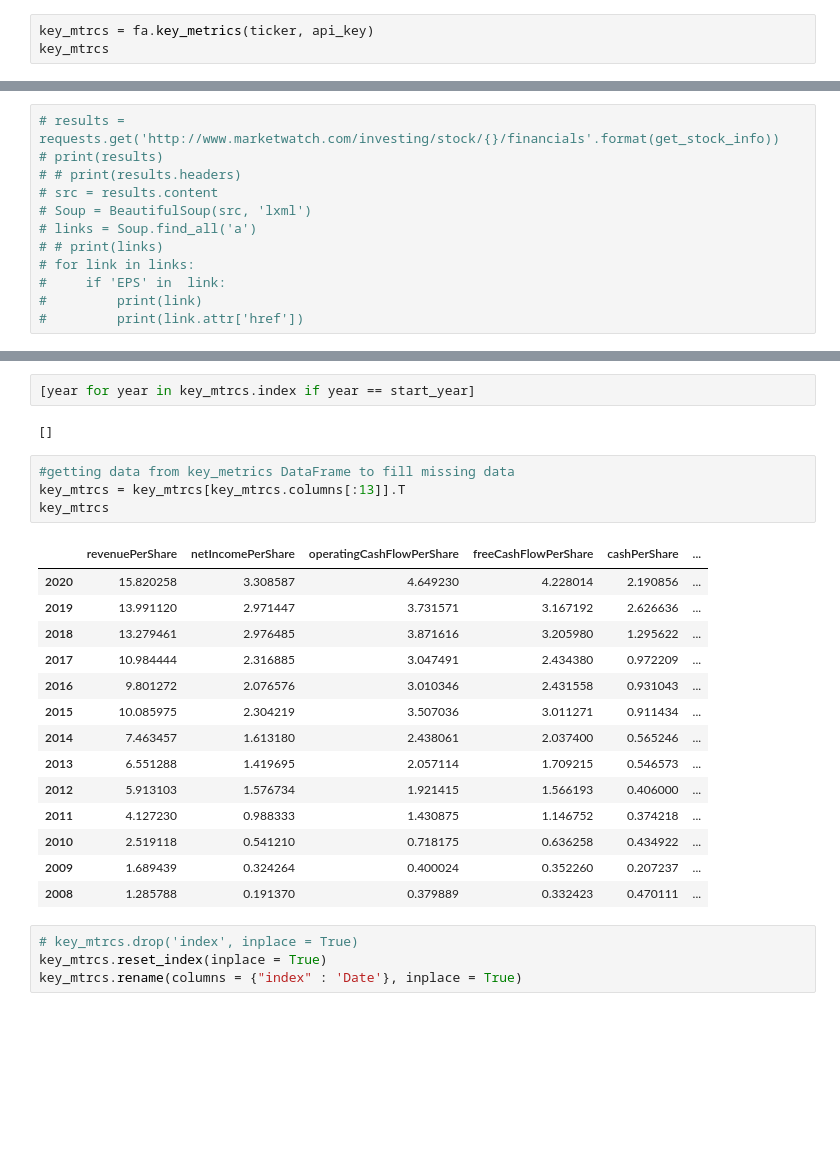
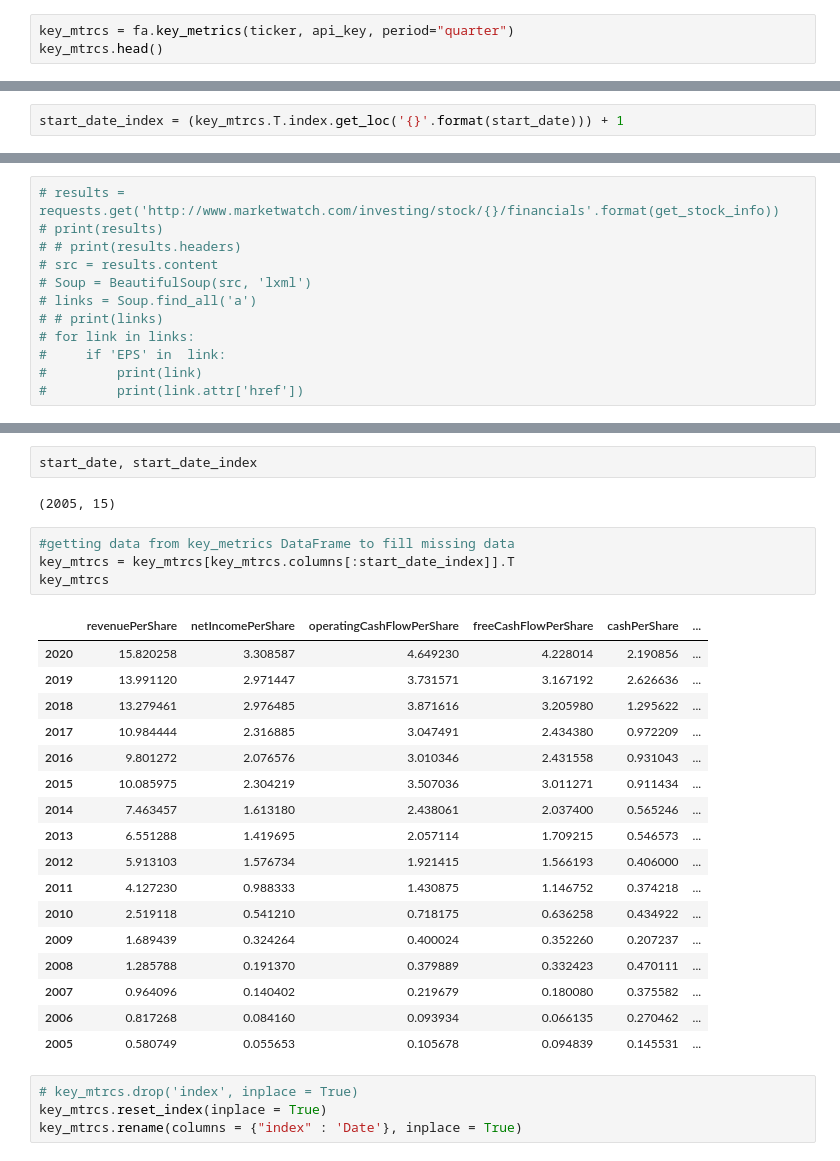
Before and after one commit to mmdebrahimi/Guided-Capstone, a Jupyter notebook: Fundamental_Analysis120-Quarterly-Copy1.ipynb, the cells around one changed output, grey strips where cells are left out. Cells and saved outputs as stored; diff of their text form; blank space fills up the shorter version.

```diff
--- a/Fundamental_Analysis120-Quarterly-Copy1.ipynb
+++ b/Fundamental_Analysis120-Quarterly-Copy1.ipynb
@@ -1040,6 +1014,6 @@ enterprise_value
 # pd.set_option('display.float_format', lambda x: '%.2f' % x)
 # dec_df['3 Year Average High'] =
 # %%
-key_mtrcs = fa.key_metrics(ticker, api_key)
-key_mtrcs
+key_mtrcs = fa.key_metrics(ticker, api_key, period="quarter")
+key_mtrcs.head()
 # %% [output]
@@ -1085,0 +1099,2 @@ key_metrics.T.sort_index()
+# %%
+start_date_index = (key_mtrcs.T.index.get_loc('{}'.format(start_date))) + 1
@@ -1102,26 +1149,29 @@ TypeError: 'Index' object is not callable
-# %%
-[year for year in key_mtrcs.index if year == start_year]
-# %% [output]
-[]
+# %%
+start_date, start_date_index
+# %% [output]
+(2005, 15)
 # %%
 #getting data from key_metrics DataFrame to fill missing data
-key_mtrcs = key_mtrcs[key_mtrcs.columns[:13]].T
+key_mtrcs = key_mtrcs[key_mtrcs.columns[:start_date_index]].T
 key_mtrcs
 # %% [output]
 |  | revenuePerShare | netIncomePerShare | operatingCashFlowPerShare | freeCashFlowPerShare | cashPerShare | ... |
 | 2020 | 15.820258 | 3.308587 | 4.649230 | 4.228014 | 2.190856 | ... |
 | 2019 | 13.991120 | 2.971447 | 3.731571 | 3.167192 | 2.626636 | ... |
 | 2018 | 13.279461 | 2.976485 | 3.871616 | 3.205980 | 1.295622 | ... |
 | 2017 | 10.984444 | 2.316885 | 3.047491 | 2.434380 | 0.972209 | ... |
 | 2016 | 9.801272 | 2.076576 | 3.010346 | 2.431558 | 0.931043 | ... |
 | 2015 | 10.085975 | 2.304219 | 3.507036 | 3.011271 | 0.911434 | ... |
 | 2014 | 7.463457 | 1.613180 | 2.438061 | 2.037400 | 0.565246 | ... |
 | 2013 | 6.551288 | 1.419695 | 2.057114 | 1.709215 | 0.546573 | ... |
 | 2012 | 5.913103 | 1.576734 | 1.921415 | 1.566193 | 0.406000 | ... |
 | 2011 | 4.127230 | 0.988333 | 1.430875 | 1.146752 | 0.374218 | ... |
 | 2010 | 2.519118 | 0.541210 | 0.718175 | 0.636258 | 0.434922 | ... |
 | 2009 | 1.689439 | 0.324264 | 0.400024 | 0.352260 | 0.207237 | ... |
 | 2008 | 1.285788 | 0.191370 | 0.379889 | 0.332423 | 0.470111 | ... |
+| 2007 | 0.964096 | 0.140402 | 0.219679 | 0.180080 | 0.375582 | ... |
+| 2006 | 0.817268 | 0.084160 | 0.093934 | 0.066135 | 0.270462 | ... |
+| 2005 | 0.580749 | 0.055653 | 0.105678 | 0.094839 | 0.145531 | ... |
 # %%
 # key_mtrcs.drop('index', inplace = True)
 key_mtrcs.reset_index(inplace = True)
```
Also changed, not shown: parts of 20 cells of this notebook.
